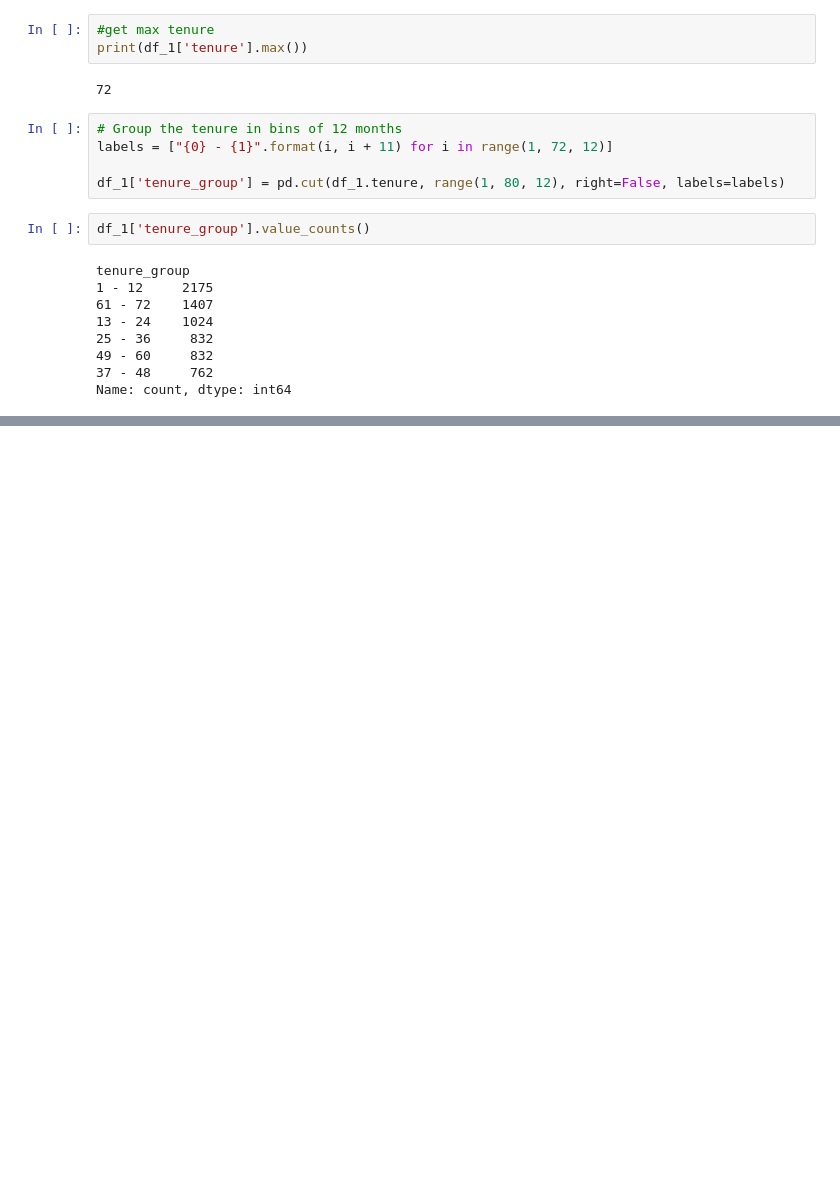
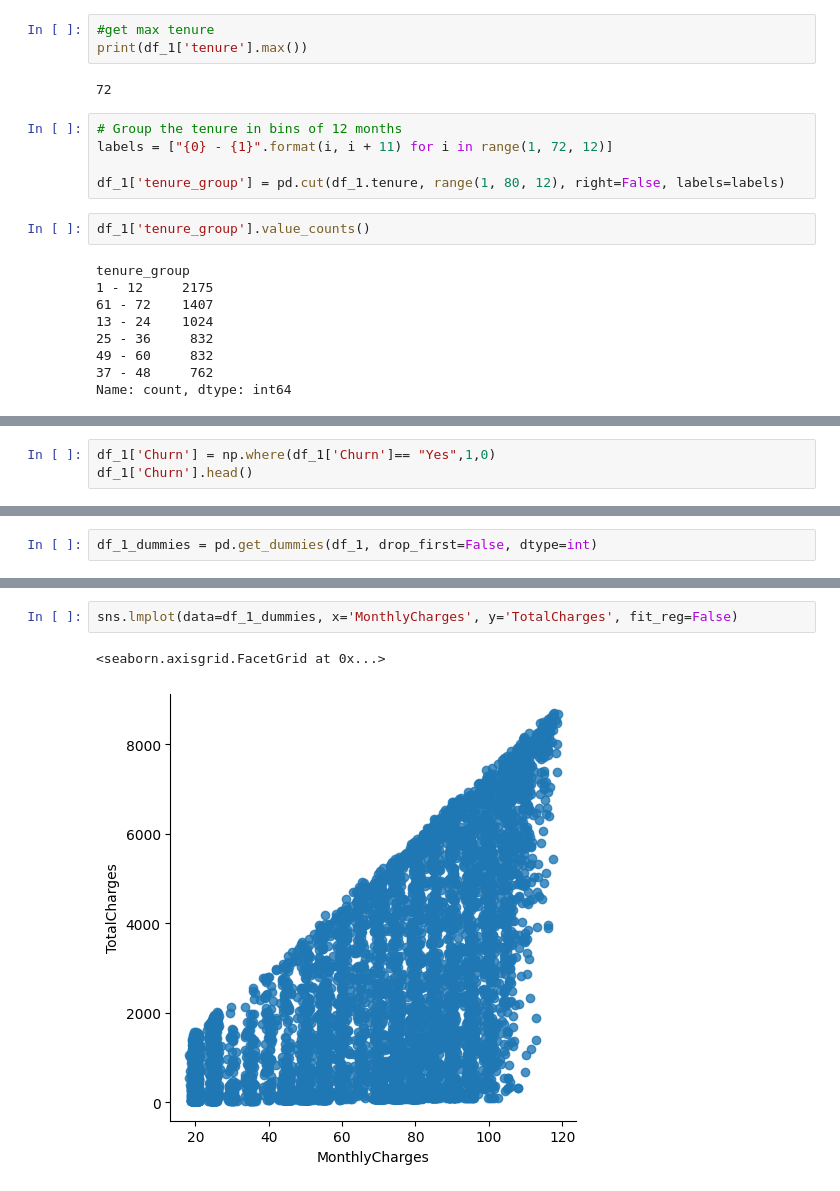
Before and after one commit to arun-ekambaram/Customer-Retention-Analysis-and-Behavioral-Modeling, a Jupyter notebook: experiment_2.ipynb, the cells around one changed output, grey strips where cells are left out. Drawn from its saved outputs; the diff is of its cells as text; blank space fills up the shorter version.

```diff
--- a/experiment_2.ipynb
+++ b/experiment_2.ipynb
@@ -224,0 +256,3 @@ Name: count, dtype: int64
+# %%
+df_1['Churn'] = np.where(df_1['Churn']== "Yes",1,0)
+df_1['Churn'].head()
@@ -224,0 +275,2 @@ Name: count, dtype: int64
+# %%
+df_1_dummies = pd.get_dummies(df_1, drop_first=False, dtype=int)
@@ -224,0 +288,5 @@ Name: count, dtype: int64
+# %%
+sns.lmplot(data=df_1_dummies, x='MonthlyCharges', y='TotalCharges', fit_reg=False)
+# %% [output]
+<seaborn.axisgrid.FacetGrid at 0x...>
+[figure, added]
```
Also changed, not shown: parts of 9 cells of this notebook.
